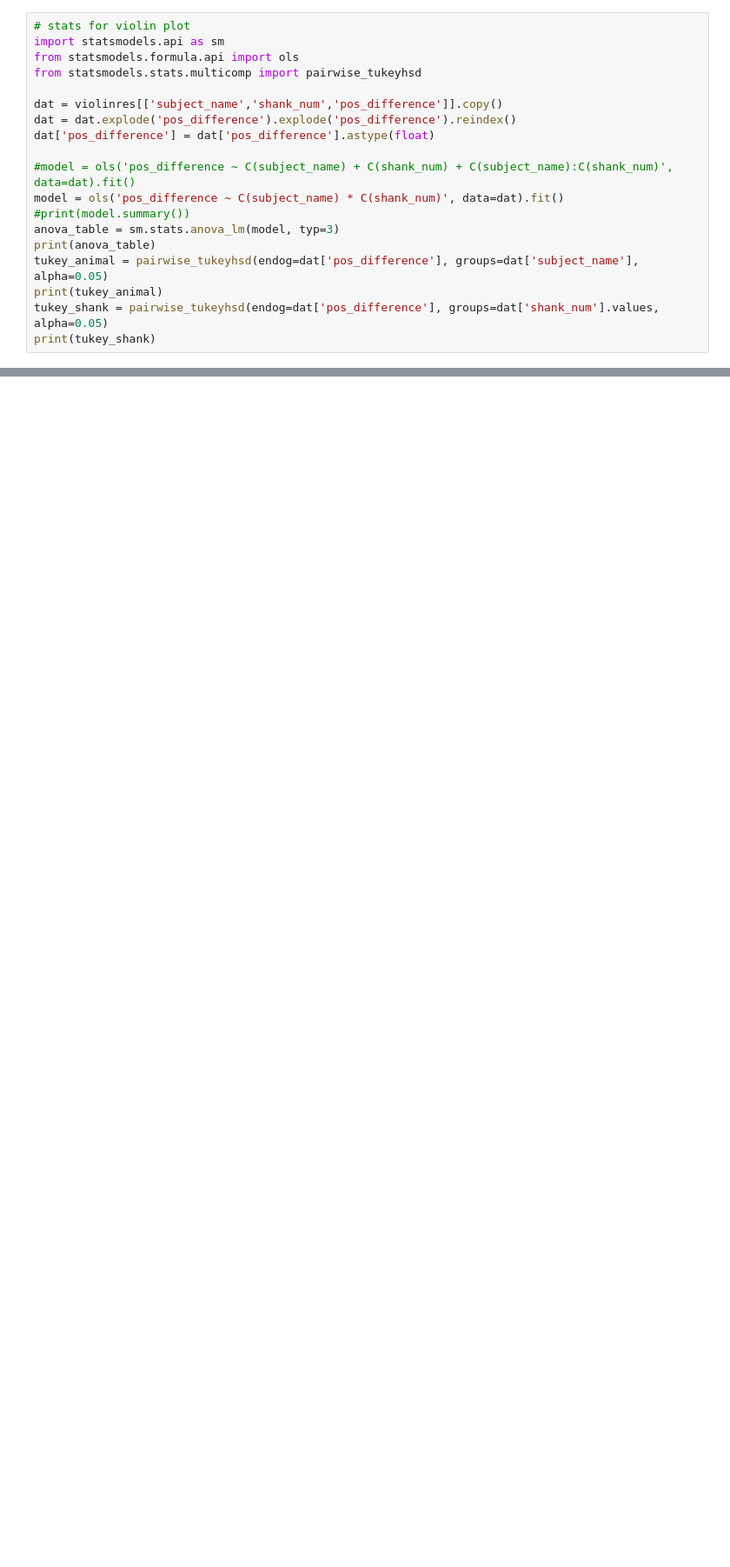
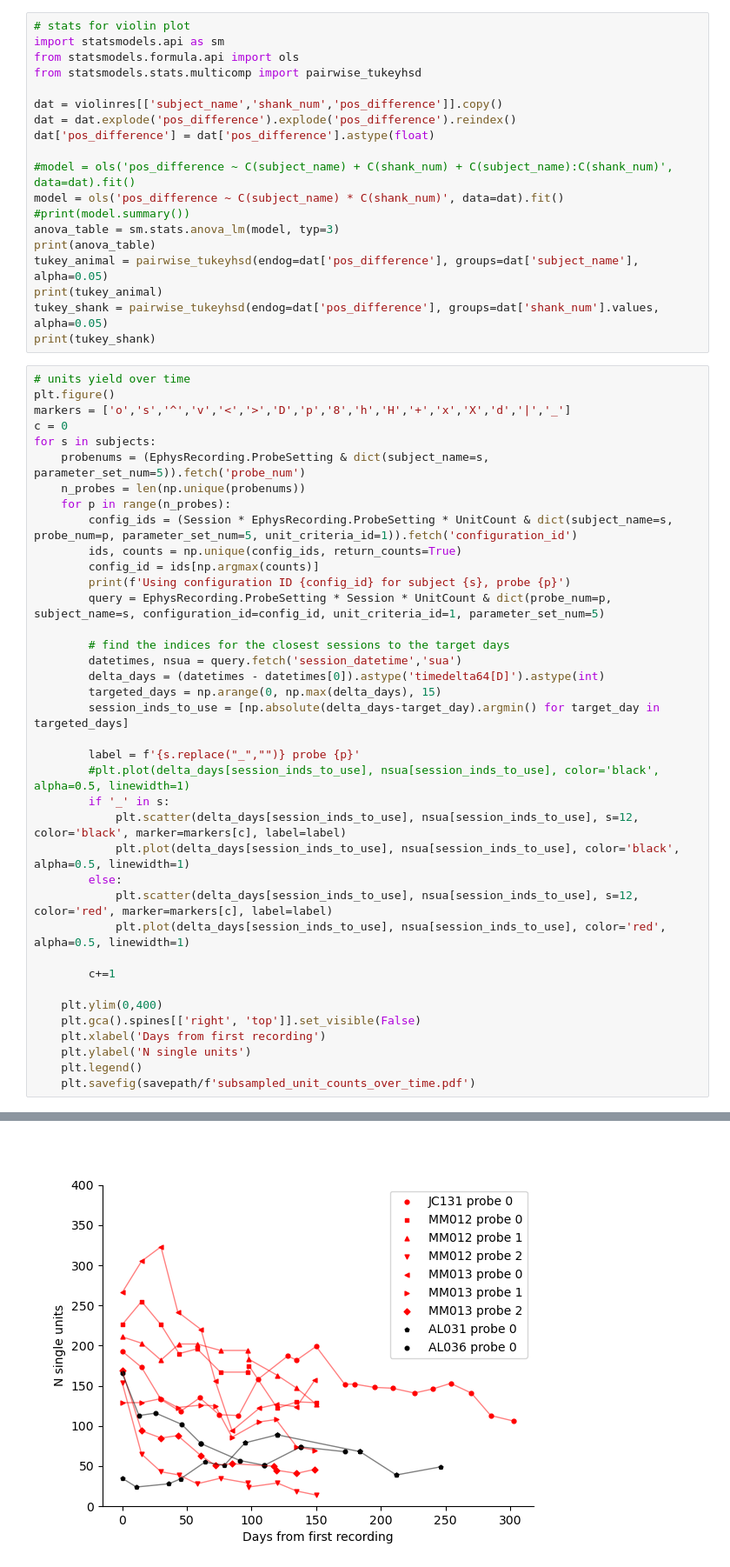
Before and after one commit to spkware/chronic_recording_manuscript, a Jupyter notebook: figures/figure3.ipynb, the cells around one changed output, grey strips where cells are left out. Shown: that part at 87% size. Drawn from its saved outputs; the diff is of its cells as text; blank space fills up the shorter version.

Commit message:
add n_single_units plot

```diff
--- a/figures/figure3.ipynb
+++ b/figures/figure3.ipynb
@@ -358,3 +364,42 @@ tukey_animal = pairwise_tukeyhsd(endog=dat['pos_difference'], groups=dat['subjec
 print(tukey_animal)
 tukey_shank = pairwise_tukeyhsd(endog=dat['pos_difference'], groups=dat['shank_num'].values, alpha=0.05)
 print(tukey_shank)
+# %%
+# units yield over time
+plt.figure()
+markers = ['o','s','^','v','<','>','D','p','8','h','H','+','x','X','d','|','_']
+c = 0
+for s in subjects:
+    probenums = (EphysRecording.ProbeSetting & dict(subject_name=s, parameter_set_num=5)).fetch('probe_num')
+    n_probes = len(np.unique(probenums))
+    for p in range(n_probes):
+        config_ids = (Session * EphysRecording.ProbeSetting * UnitCount & dict(subject_name=s, probe_num=p, parameter_set_num=5, unit_criteria_id=1)).fetch('configuration_id')
+        ids, counts = np.unique(config_ids, return_counts=True)
+        config_id = ids[np.argmax(counts)]
+        print(f'Using configuration ID {config_id} for subject {s}, probe {p}')
+        query = EphysRecording.ProbeSetting * Session * UnitCount & dict(probe_num=p, subject_name=s, configuration_id=config_id, unit_criteria_id=1, parameter_set_num=5)
+
+        # find the indices for the closest sessions to the target days
+        datetimes, nsua = query.fetch('session_datetime','sua')
+        delta_days = (datetimes - datetimes[0]).astype('timedelta64[D]').astype(int)
+        targeted_days = np.arange(0, np.max(delta_days), 15)
+        session_inds_to_use = [np.absolute(delta_days-target_day).argmin() for target_day in targeted_days]
+
+        label = f'{s.replace("_","")} probe {p}'
+        #plt.plot(delta_days[session_inds_to_use], nsua[session_inds_to_use], color='black', alpha=0.5, linewidth=1)
+        if '_' in s:
+            plt.scatter(delta_days[session_inds_to_use], nsua[session_inds_to_use], s=12, color='black', marker=markers[c], label=label)
+            plt.plot(delta_days[session_inds_to_use], nsua[session_inds_to_use], color='black', alpha=0.5, linewidth=1)
+        else:
+            plt.scatter(delta_days[session_inds_to_use], nsua[session_inds_to_use], s=12,  color='red', marker=markers[c], label=label)
+            plt.plot(delta_days[session_inds_to_use], nsua[session_inds_to_use], color='red', alpha=0.5, linewidth=1)
+
+        c+=1
+
+    plt.ylim(0,400)
+    plt.gca().spines[['right', 'top']].set_visible(False)
+    plt.xlabel('Days from first recording')
+    plt.ylabel('N single units')
+    plt.legend()
+    plt.savefig(savepath/f'subsampled_unit_counts_over_time.pdf')
+# %% [output]
@@ -360,0 +415 @@ print(tukey_shank)
+[figure, added]
```
Also changed, not shown: parts of 5 cells of this notebook.
